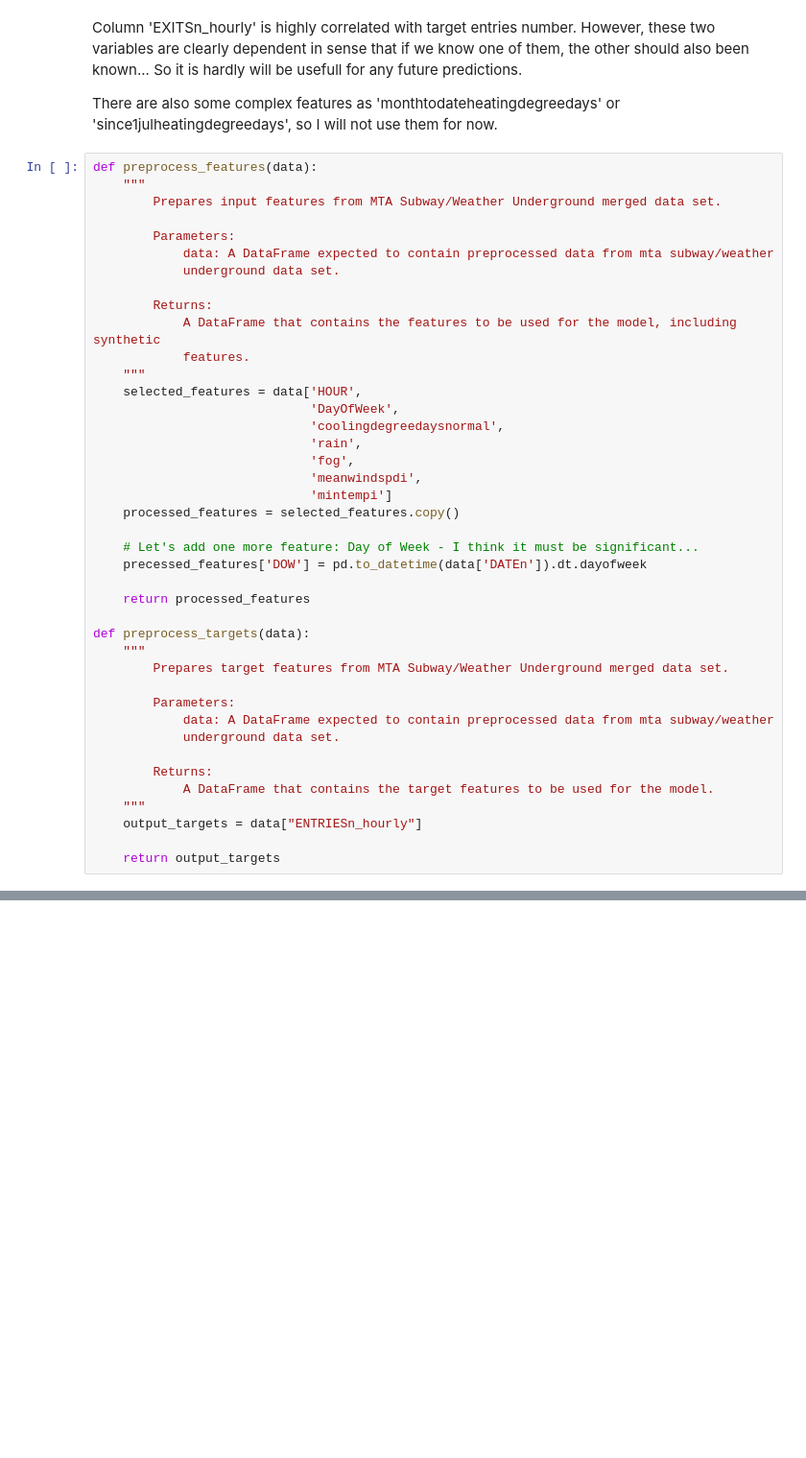
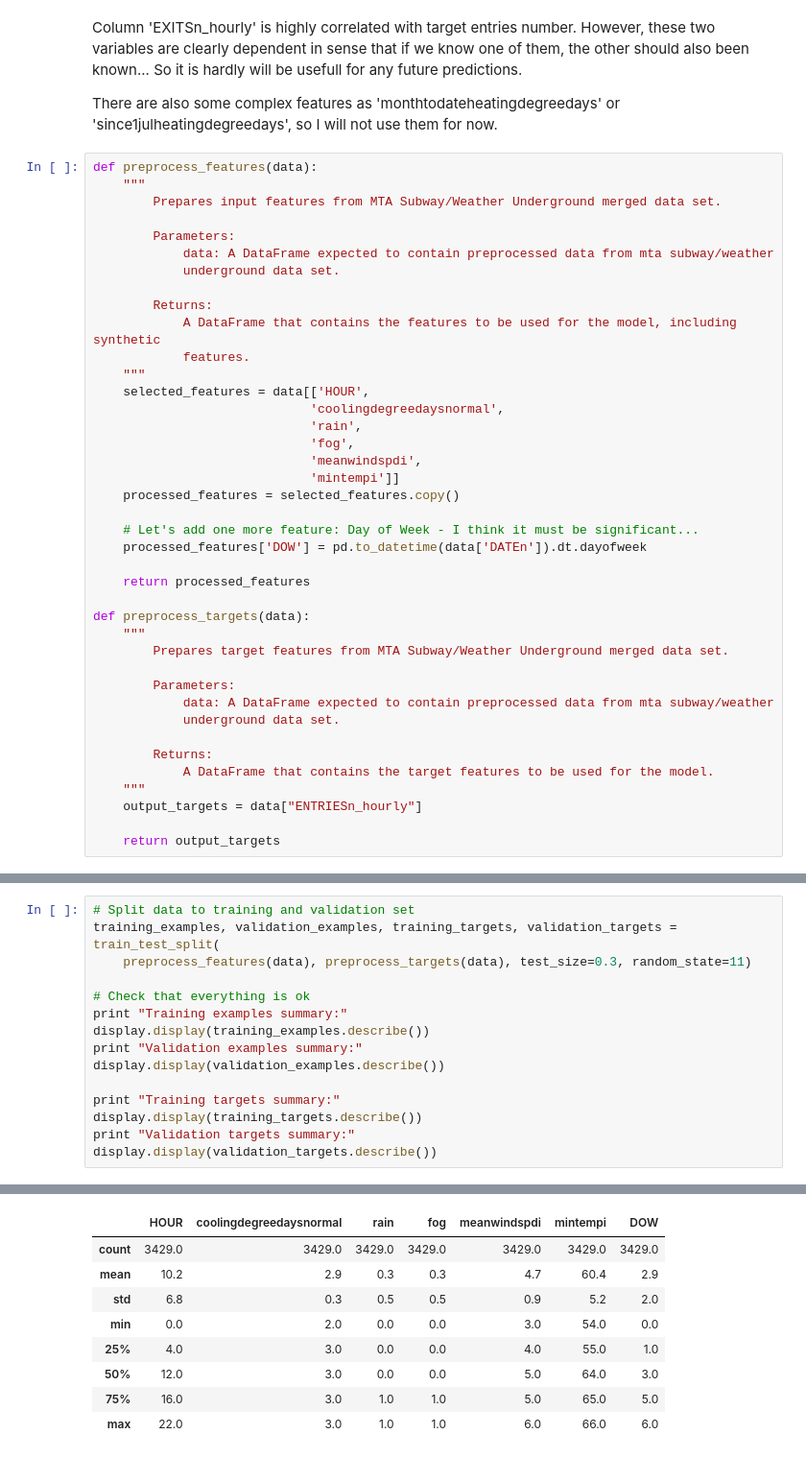
Before and after one commit to YuliyaKar/mtasubway-project, a Jupyter notebook: linear_model_with_tf.ipynb, the cells around one changed output, grey strips where cells are left out. Shown at 96% size. Drawn from its saved outputs; the diff is of its cells as text; blank space fills up the shorter version.

Commit message:
Split training and validation data

```diff
--- a/linear_model_with_tf.ipynb
+++ b/linear_model_with_tf.ipynb
@@ -126,17 +127,16 @@ def preprocess_features(data):
             A DataFrame that contains the features to be used for the model, including synthetic
             features.
     """
-    selected_features = data['HOUR',
-                             'DayOfWeek',
+    selected_features = data[['HOUR',
                              'coolingdegreedaysnormal',
                              'rain',
                              'fog',
                              'meanwindspdi',
-                             'mintempi']
+                             'mintempi']]
     processed_features = selected_features.copy()
 
     # Let's add one more feature: Day of Week - I think it must be significant...
-    precessed_features['DOW'] = pd.to_datetime(data['DATEn']).dt.dayofweek
+    processed_features['DOW'] = pd.to_datetime(data['DATEn']).dt.dayofweek
 
     return processed_features
 
@@ -156,0 +159,16 @@ def preprocess_targets(data):
+# %%
+# Split data to training and validation set
+training_examples, validation_examples, training_targets, validation_targets = train_test_split(
+    preprocess_features(data), preprocess_targets(data), test_size=0.3, random_state=11)
+
+# Check that everything is ok
+print "Training examples summary:"
+display.display(training_examples.describe())
+print "Validation examples summary:"
+display.display(validation_examples.describe())
+
+print "Training targets summary:"
+display.display(training_targets.describe())
+print "Validation targets summary:"
+display.display(validation_targets.describe())
+# %% [output]
@@ -156,0 +176,9 @@ def preprocess_targets(data):
+|  | HOUR | coolingdegreedaysnormal | rain | fog | meanwindspdi | mintempi | DOW |
+| count | 3429.0 | 3429.0 | 3429.0 | 3429.0 | 3429.0 | 3429.0 | 3429.0 |
+| mean | 10.2 | 2.9 | 0.3 | 0.3 | 4.7 | 60.4 | 2.9 |
+| std | 6.8 | 0.3 | 0.5 | 0.5 | 0.9 | 5.2 | 2.0 |
+| min | 0.0 | 2.0 | 0.0 | 0.0 | 3.0 | 54.0 | 0.0 |
+| 25% | 4.0 | 3.0 | 0.0 | 0.0 | 4.0 | 55.0 | 1.0 |
+| 50% | 12.0 | 3.0 | 0.0 | 0.0 | 5.0 | 64.0 | 3.0 |
+| 75% | 16.0 | 3.0 | 1.0 | 1.0 | 5.0 | 65.0 | 5.0 |
+| max | 22.0 | 3.0 | 1.0 | 1.0 | 6.0 | 66.0 | 6.0 |
```
Also changed, not shown: parts of 5 cells of this notebook.
